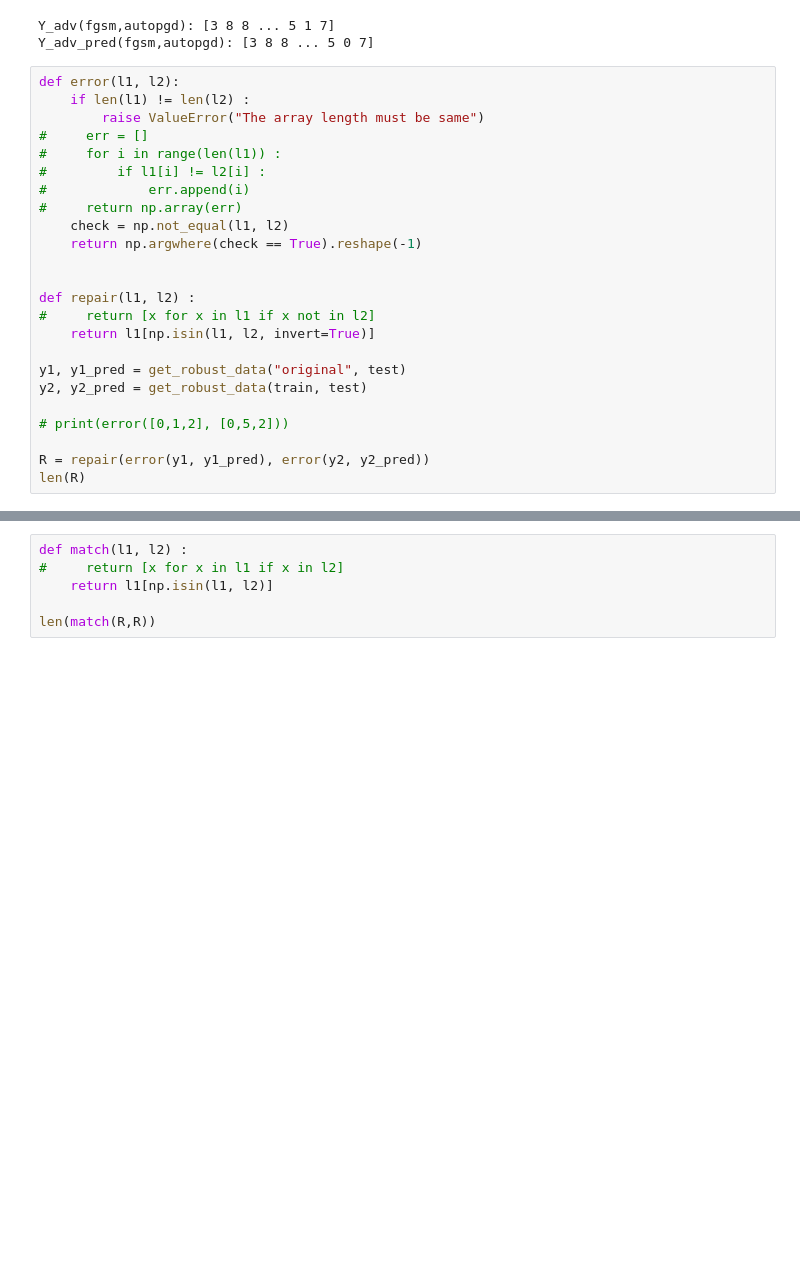
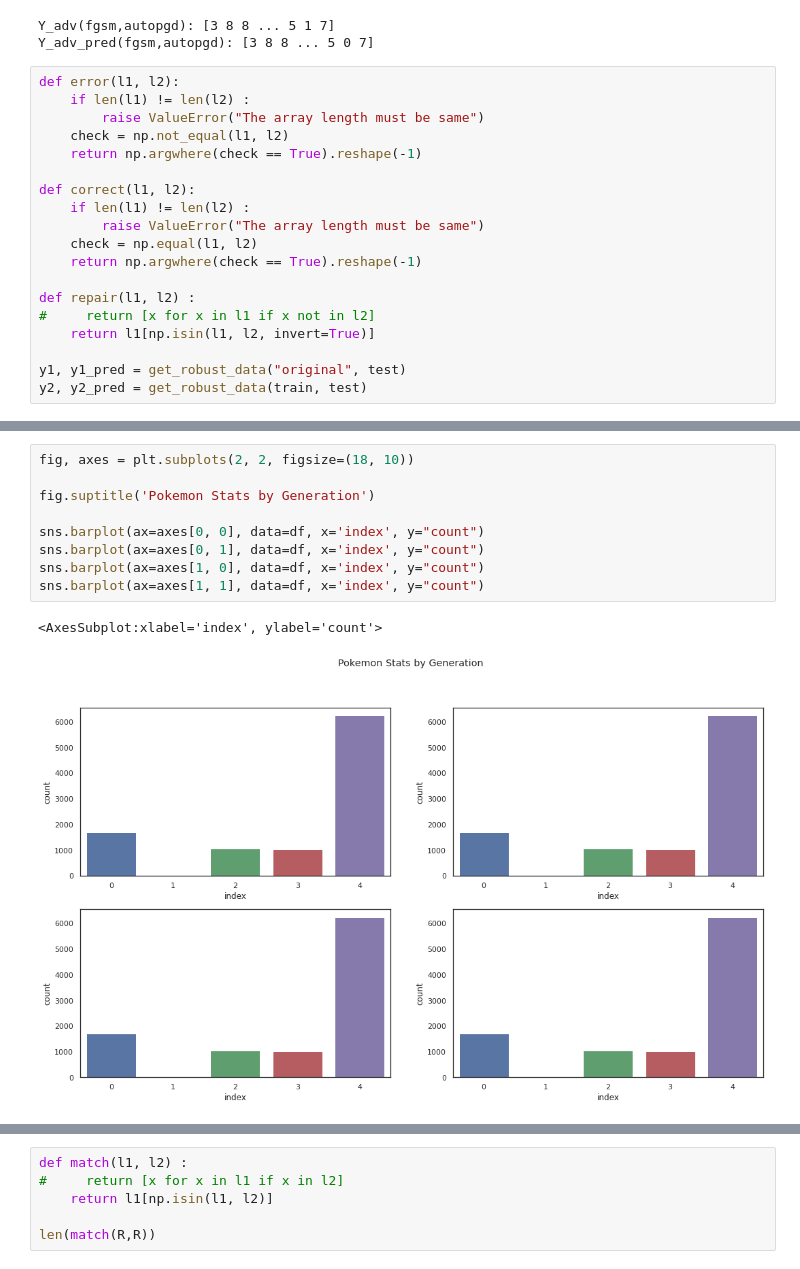
Before and after one commit to mhilmiasyrofi/attack-analysis, a Jupyter notebook: cifar10/evaluation-metric-fine-grain.ipynb, the cells around one changed output, grey strips where cells are left out. Drawn from its saved outputs; the diff is of its cells as text; blank space fills up the shorter version.

```diff
--- a/cifar10/evaluation-metric-fine-grain.ipynb
+++ b/cifar10/evaluation-metric-fine-grain.ipynb
@@ -73,14 +73,14 @@ Y_adv_pred(fgsm,autopgd): [3 8 8 ... 5 0 7]
 def error(l1, l2):
     if len(l1) != len(l2) :
         raise ValueError("The array length must be same")
-#     err = []
-#     for i in range(len(l1)) :
-#         if l1[i] != l2[i] :
-#             err.append(i)
-#     return np.array(err)
     check = np.not_equal(l1, l2)
     return np.argwhere(check == True).reshape(-1)
 
+def correct(l1, l2):
+    if len(l1) != len(l2) :
+        raise ValueError("The array length must be same")
+    check = np.equal(l1, l2)
+    return np.argwhere(check == True).reshape(-1)
 
 def repair(l1, l2) :
 #     return [x for x in l1 if x not in l2]
@@ -88,8 +88,3 @@ def repair(l1, l2) :
 
 y1, y1_pred = get_robust_data("original", test)
 y2, y2_pred = get_robust_data(train, test)
-
-# print(error([0,1,2], [0,5,2]))
-
-R = repair(error(y1, y1_pred), error(y2, y2_pred))
-len(R)
@@ -97,0 +143,12 @@ len(R)
+# %%
+fig, axes = plt.subplots(2, 2, figsize=(18, 10))
+
+fig.suptitle('Pokemon Stats by Generation')
+
+sns.barplot(ax=axes[0, 0], data=df, x='index', y="count")
+sns.barplot(ax=axes[0, 1], data=df, x='index', y="count")
+sns.barplot(ax=axes[1, 0], data=df, x='index', y="count")
+sns.barplot(ax=axes[1, 1], data=df, x='index', y="count")
+# %% [output]
+<AxesSubplot:xlabel='index', ylabel='count'>
+[figure, added]
```
Also changed, not shown: parts of 8 cells of this notebook.
